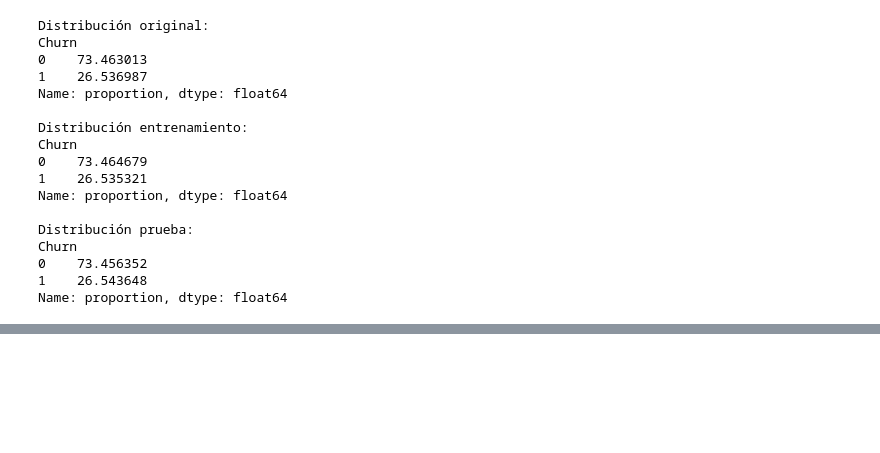
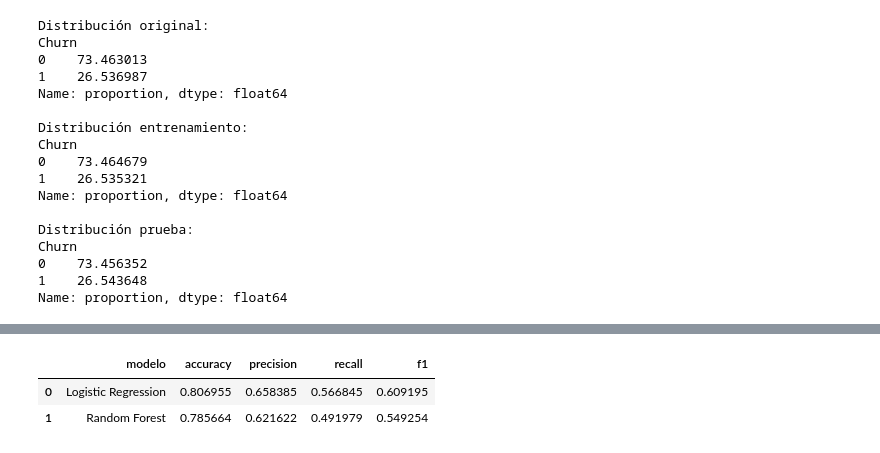
Before and after one commit to c4rlosantonio527/mistral-rag-colab, a Jupyter notebook: Agente1_DataCurator_AGNews.ipynb, the cells around one changed output, grey strips where cells are left out. Cells and saved outputs as stored; diff of their text form; code cells hidden in the pictures; blank space fills up the shorter version.

```diff
--- a/Agente1_DataCurator_AGNews.ipynb
+++ b/Agente1_DataCurator_AGNews.ipynb
@@ -1145,0 +1361,10 @@ files.download(output_path)
+# %%
+# ==========================================
+# Evaluación Logistic Regression
+# ==========================================
+
+result_lr = evaluar_modelo(
+    y_test,
+    y_pred_lr,
+    "Logistic Regression"
+)
@@ -1145,0 +1389,10 @@ files.download(output_path)
+# %%
+# ==========================================
+# Evaluación Random Forest
+# ==========================================
+
+result_rf = evaluar_modelo(
+    y_test,
+    y_pred_rf,
+    "Random Forest"
+)
@@ -1145,0 +1417,20 @@ files.download(output_path)
+# %%
+# ==========================================
+# Comparación final de modelos
+# ==========================================
+
+import pandas as pd
+
+resultados = pd.DataFrame([
+    result_lr,
+    result_rf
+])
+
+resultados.sort_values(
+    by="f1",
+    ascending=False
+)
+# %% [output]
+|  | modelo | accuracy | precision | recall | f1 |
+| 0 | Logistic Regression | 0.806955 | 0.658385 | 0.566845 | 0.609195 |
+| 1 | Random Forest | 0.785664 | 0.621622 | 0.491979 | 0.549254 |
```
Also changed, not shown: parts of 23 cells of this notebook.
